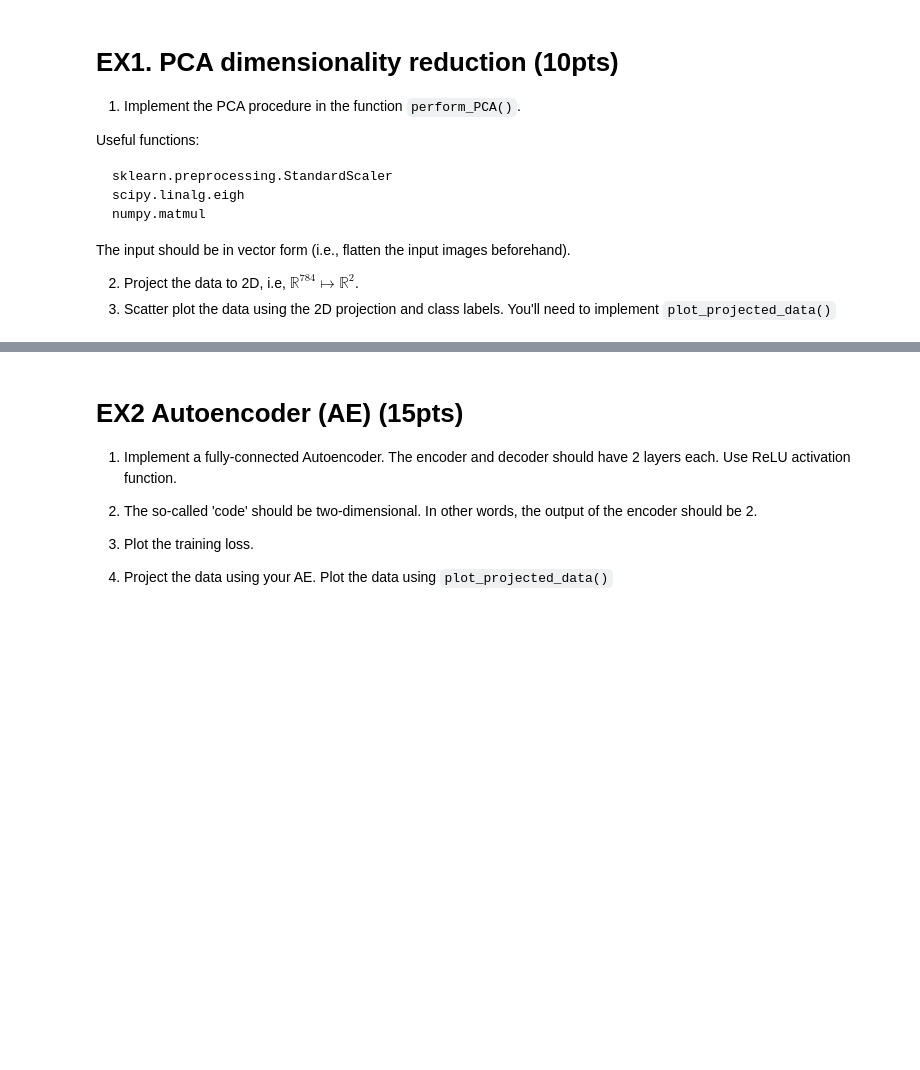
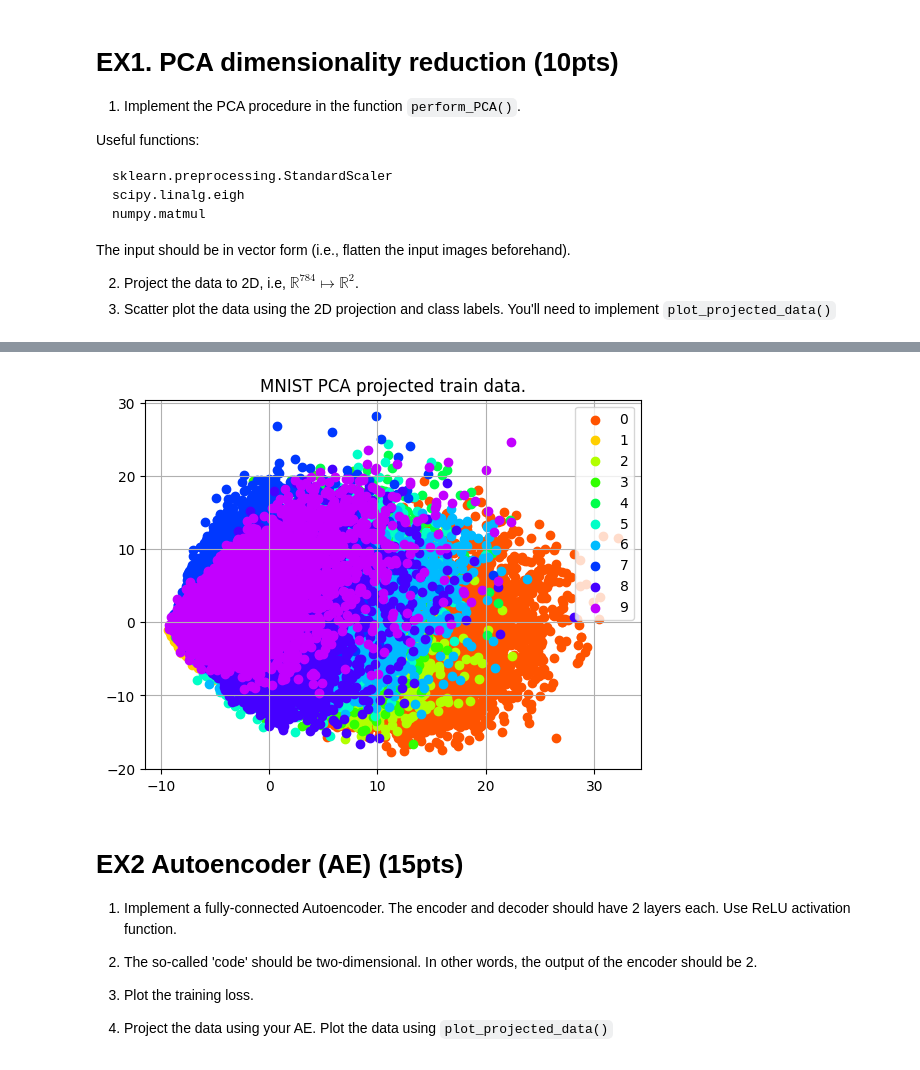
Before and after one commit to ronavital1121/Deep_Learning_projects, a Jupyter notebook: ADL_HW2.ipynb, the cells around one changed output, grey strips where cells are left out. Cells and saved outputs as stored; diff of their text form; code cells hidden in the pictures; blank space fills up the shorter version.

```diff
--- a/ADL_HW2.ipynb
+++ b/ADL_HW2.ipynb
@@ -52,3 +49,35 @@ def plot_projected_data(X, y):
+# %%
+def perform_PCA(X, n_components):
+  X = X.reshape(X.shape[0], -1)
+  scaler = StandardScaler()
+  X_standardized = scaler.fit_transform(X)
+  covariance_matrix = np.cov(X_standardized, rowvar=False)
+  eigenvalues, eigenvectors = eigh(covariance_matrix)
+  top_indices = np.argsort(eigenvalues)[-n_components:][::-1]
+  top_eigenvectors = eigenvectors[:, top_indices]
+  X_reduced = np.matmul(X_standardized, top_eigenvectors)
+
+  return X_reduced
+
+  """
+  Implement the PCA algorithm.
+  Input: X [numpy array] - shape: (N,784)
+  Output: Projected data using n_components
+  """
+
+def plot_projected_data(X, y, title):
+  classes = np.unique(y)
+  clrs = sns.color_palette('gist_rainbow', n_colors=10)  # a list of RGB tuples
+  for k in classes:
+
+    # Take samples within class
+    Xk = X[y==k]
+    yk = y[y==k]
+    color = clrs[k]
+    plt.scatter(Xk[:,0], Xk[:,1], color=color, label=k)
+  plt.legend()
+  plt.title(title)
+  plt.grid()
 # %%
 # For EX5, Please use the (0.5, 0.5) normalization value, as
 # they were used for training the MLP
@@ -73,3 +132,9 @@ testloader = DataLoader(testset, batch_size=256, shuffle=False, num_workers=4)
+# %%
+### Your code goes here ###
+X_reduced = perform_PCA(train_subset.dataset.data.numpy(), n_components=2)
+plot_projected_data(X_reduced, train_subset.dataset.targets.numpy(), "MNIST PCA projected train data.")
+# %% [output]
+[figure, added]
 # %% [markdown]
 # EX2 Autoencoder (AE) (15pts)
 1. Implement a fully-connected Autoencoder. The encoder and decoder should have 2 layers each. Use ReLU activation function.
```
Also changed, not shown: parts of 20 cells of this notebook.
